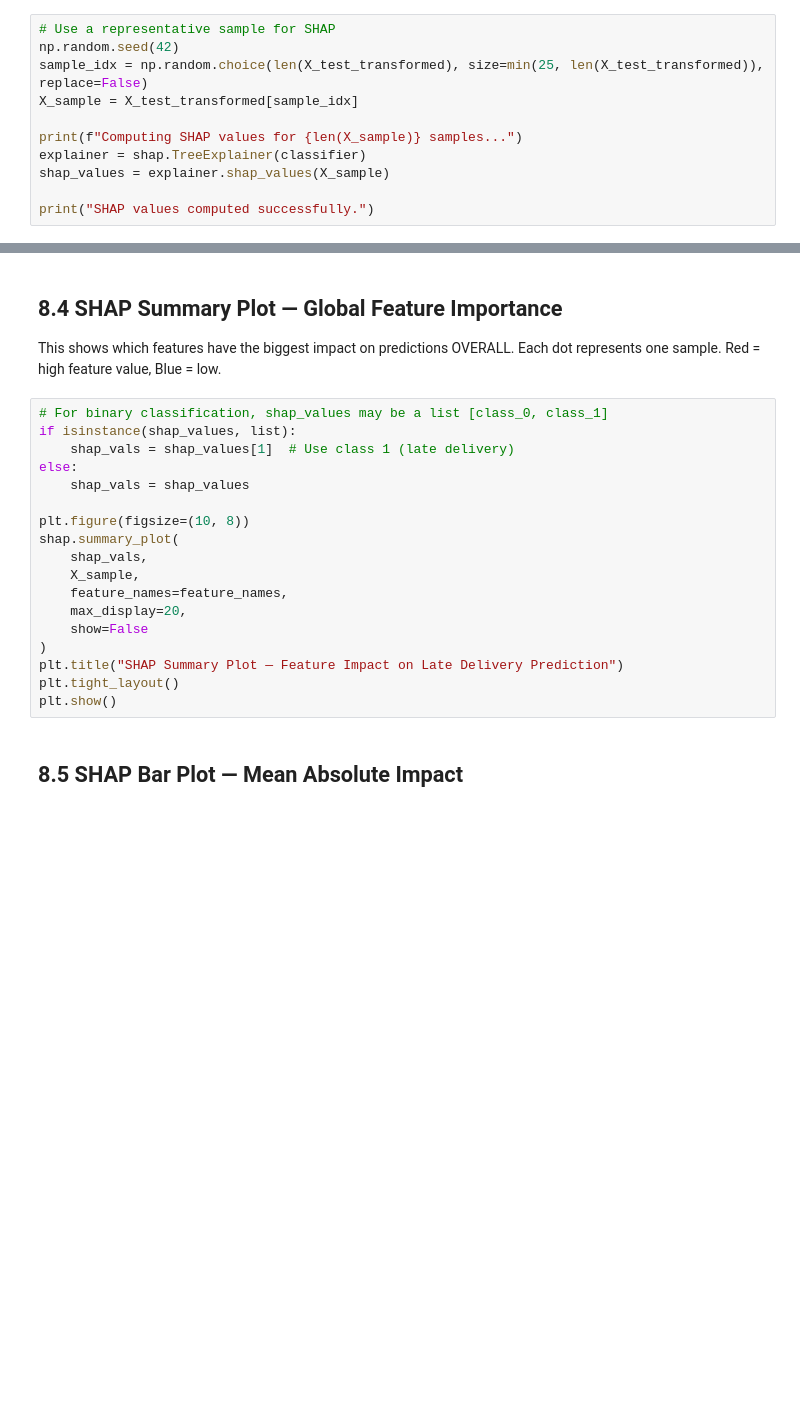
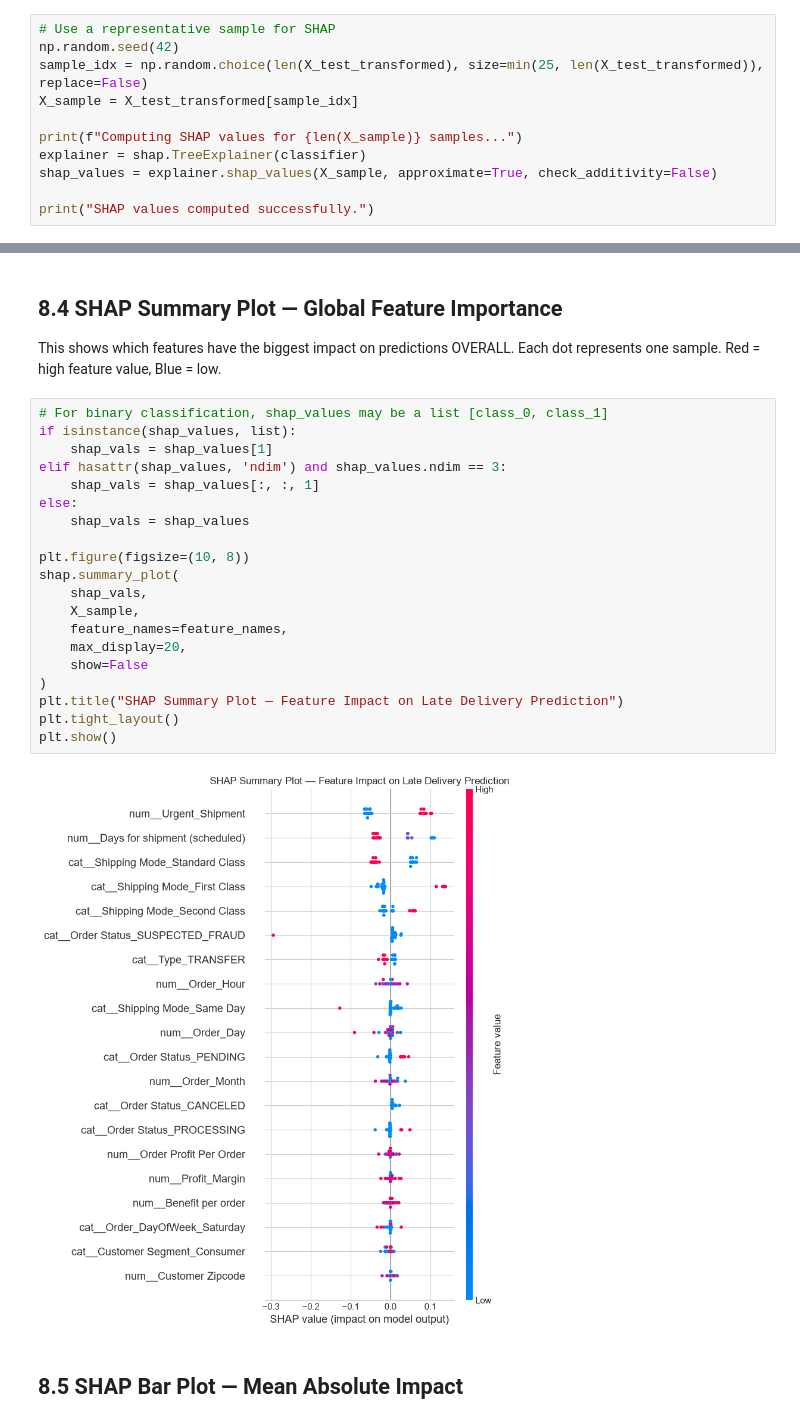
Before and after one commit to YogeshKhillare04/supply-chain-risk-intelligence, a Jupyter notebook: notebooks/08_explainability.ipynb, the cells around one changed output, grey strips where cells are left out. Drawn from its saved outputs; the diff is of its cells as text; blank space fills up the shorter version.

```diff
--- a/notebooks/08_explainability.ipynb
+++ b/notebooks/08_explainability.ipynb
@@ -85,6 +108,6 @@ X_sample = X_test_transformed[sample_idx]
 
 print(f"Computing SHAP values for {len(X_sample)} samples...")
 explainer = shap.TreeExplainer(classifier)
-shap_values = explainer.shap_values(X_sample)
+shap_values = explainer.shap_values(X_sample, approximate=True, check_additivity=False)
 
 print("SHAP values computed successfully.")
@@ -96,21 +122,25 @@ Each dot represents one sample. Red = high feature value, Blue = low.
 # %%
 # For binary classification, shap_values may be a list [class_0, class_1]
 if isinstance(shap_values, list):
-    shap_vals = shap_values[1]  # Use class 1 (late delivery)
+    shap_vals = shap_values[1]
+elif hasattr(shap_values, 'ndim') and shap_values.ndim == 3:
+    shap_vals = shap_values[:, :, 1]
 else:
     shap_vals = shap_values
 
 plt.figure(figsize=(10, 8))
 shap.summary_plot(
     shap_vals,
     X_sample,
     feature_names=feature_names,
     max_display=20,
     show=False
 )
 plt.title("SHAP Summary Plot — Feature Impact on Late Delivery Prediction")
 plt.tight_layout()
 plt.show()
+# %% [output]
+[figure, added]
 # %% [markdown]
 ## 8.5 SHAP Bar Plot — Mean Absolute Impact
 # %%
```
Also changed, not shown: parts of 9 cells of this notebook, 13 other files.
